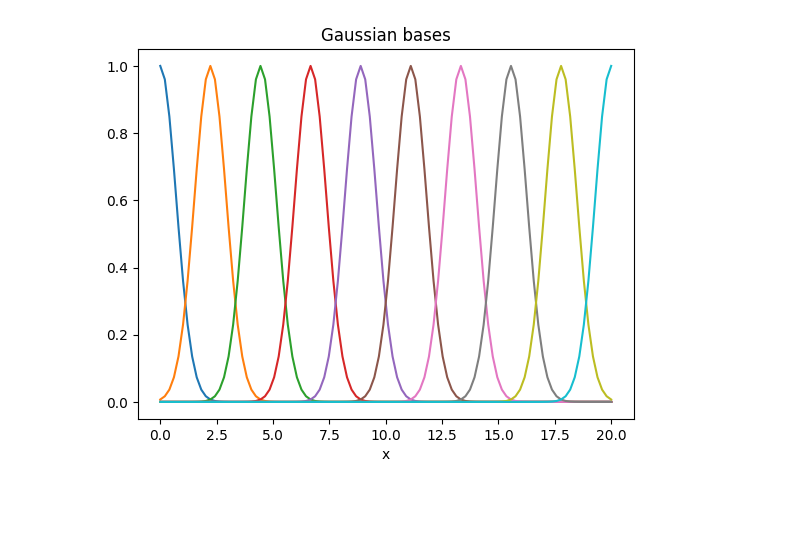
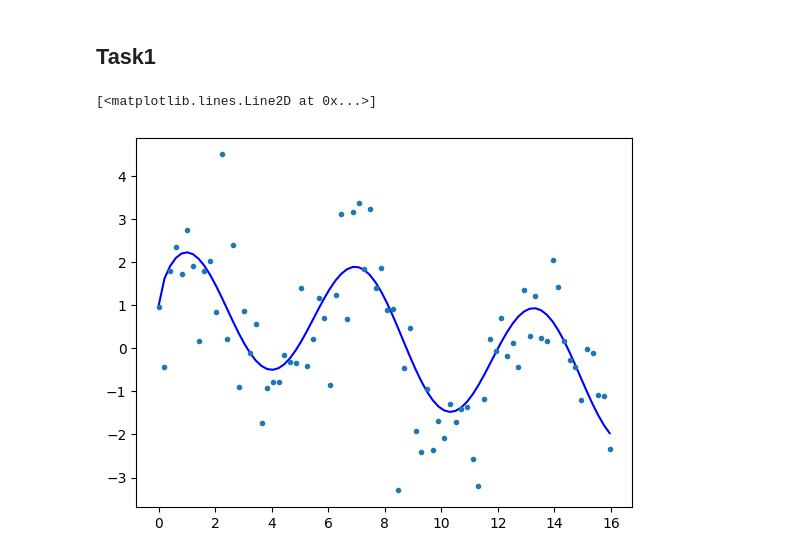
Before and after one commit to Wilbur0912/comp551, a Jupyter notebook: assignment2.ipynb, the cells around one changed output. Cells and saved outputs as stored; diff of their text form; code cells hidden in the pictures; blank space fills up the shorter version.

```diff
--- a/assignment2.ipynb
+++ b/assignment2.ipynb
@@ -48,12 +6,2 @@ plt.show()
-# %%
-D=10
-gaussian = lambda x,mu,sigma: np.exp(-((x-mu)/sigma)**2)          #non-linear feature function
-mu = np.linspace(0,20,D)                                          #different mean values for the non-linear features
-phi = gaussian(x[:,None], mu[None,:],1)                           #gives a new set of features of the existing data
-for d in range(D):
-    plt.plot(x, phi[:,d], '-')
-plt.xlabel('x')
-plt.title('Gaussian bases')
-plt.show()
-# %% [output]
-[figure, removed]
+# %% [markdown]
+## Task1
@@ -59,0 +43,20 @@ plt.show()
+# %%
+# Generating data
+
+N = 100
+X = np.linspace(0,20, N)
+
+y_true = np.sin(np.sqrt(X)) + np.cos(X) + np.sin(X)
+
+y = y_true + np.random.normal(0, 1, 100)
+
+# train_test_split
+X_train, X_test, y_train, y_test,  = train_test_split(X, y, test_size=0.2, shuffle=False)
+
+y_true_train, y_true_test = train_test_split(y_true, test_size=0.2, shuffle=False)
+
+plt.plot(X_train, y_true_train, 'b-', label='correct model')
+plt.plot(X_train, y_train, '.')
+# %% [output]
+[<matplotlib.lines.Line2D at 0x...>]
+[figure, added]
```
Also changed, not shown: parts of 6 cells of this notebook, 2 other files.
